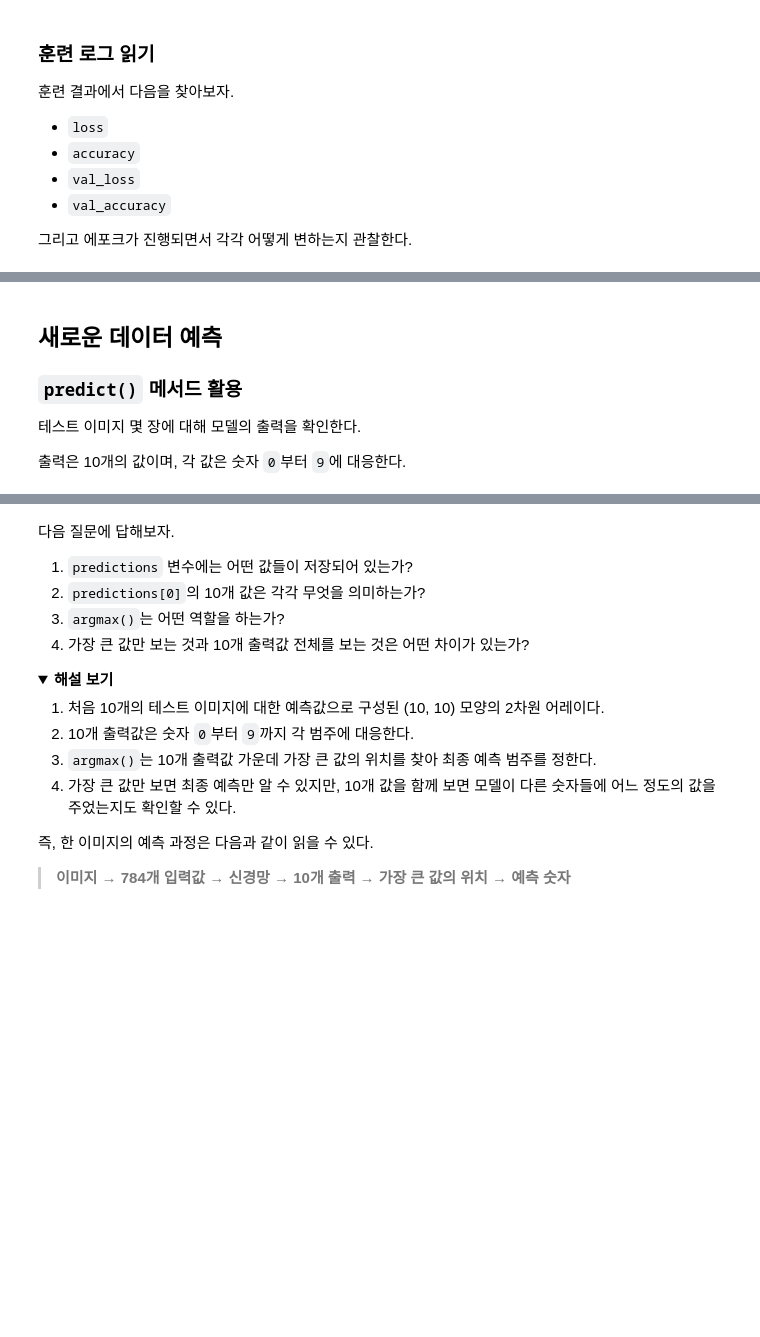
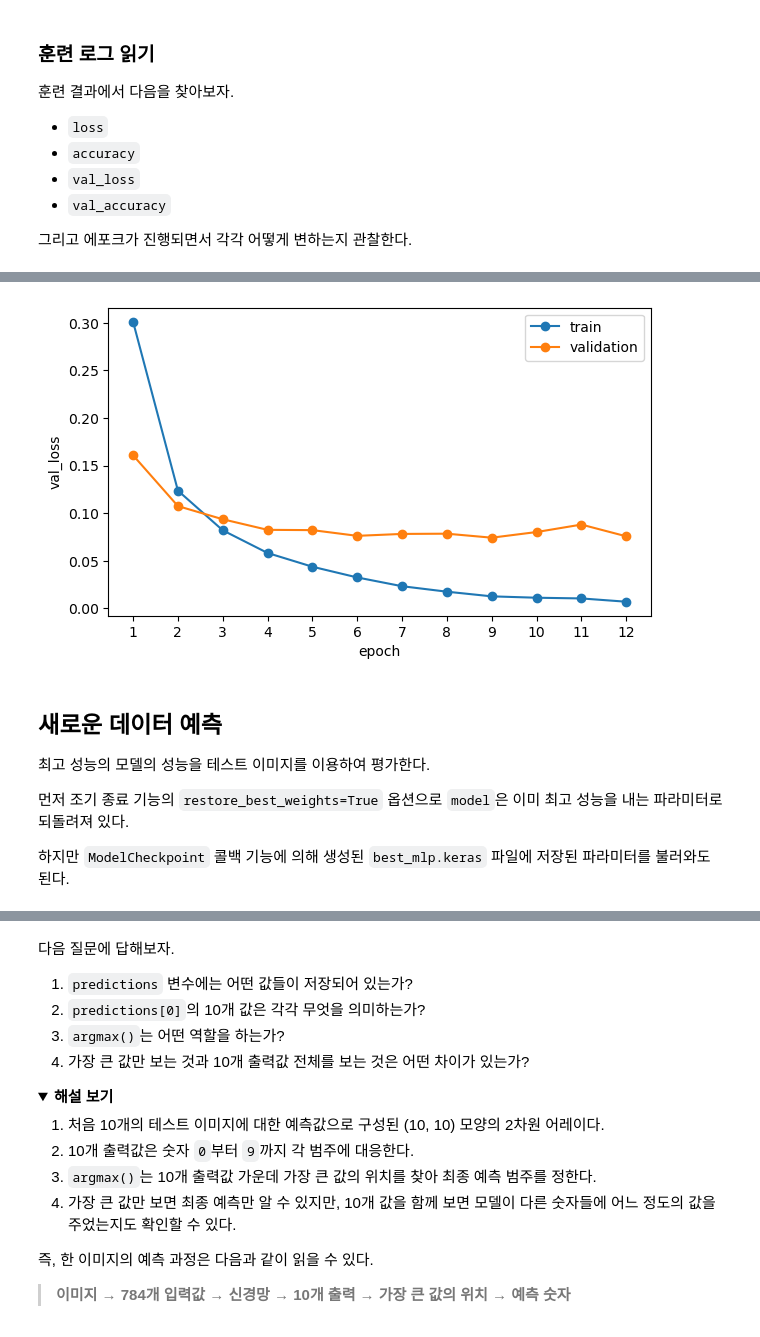
Before and after one commit to codingalzi/code-workout-dlp, a Jupyter notebook: P1_lab_mlp.ipynb, the cells around one changed output, grey strips where cells are left out. Saved outputs shown, nothing was run; the diff lists cells and outputs as text; code cells hidden in the pictures; folded sections open; blank space fills up the shorter version.

```diff
--- a/P1_lab_mlp.ipynb
+++ b/P1_lab_mlp.ipynb
@@ -316,0 +369,23 @@ plt.show()
+# %%
+from keras import callbacks
+
+early_stopping = callbacks.EarlyStopping(
+    monitor="val_loss",
+    patience=3,
+    restore_best_weights=True,
+)
+
+checkpoint = callbacks.ModelCheckpoint(
+    filepath="best_mlp.keras",
+    monitor="val_loss",
+    save_best_only=True,
+)
+# %%
+history = model.fit(
+    train_images,
+    train_labels,
+    epochs=20,
+    batch_size=128,
+    validation_split=0.2,
+    callbacks=[early_stopping, checkpoint],
+)
@@ -317,8 +410,23 @@ plt.show()
+# %%
+plt.figure(figsize=(7, 4))
+
+epochs = range(1, len(history.history["loss"]) + 1)
+
+plt.plot(epochs, history.history["loss"], marker="o", label="train")
+plt.plot(epochs, history.history["val_loss"], marker="o", label="validation")
+
+plt.xticks(range(1, len(history.history["loss"]) + 1))
+plt.xlabel("epoch")
+plt.ylabel("val_loss")
+plt.legend()
+plt.show()
+# %% [output]
+[figure, added]
 # %% [markdown]
 ## 새로운 데이터 예측
 
-### `predict()` 메서드 활용
+최고 성능의 모델의 성능을 테스트 이미지를 이용하여 평가한다.
 
-테스트 이미지 몇 장에 대해 모델의 출력을 확인한다.
+먼저 조기 종료 기능의 `restore_best_weights=True` 옵션으로 `model`은 이미 최고 성능을 내는 파라미터로 되돌려져 있다.
 
-출력은 10개의 값이며, 각 값은 숫자 `0`부터 `9`에 대응한다.
+하지만 `ModelCheckpoint` 콜백 기능에 의해 생성된 `best_mlp.keras` 파일에 저장된 파라미터를 불러와도 된다.
```
Also changed, not shown: parts of 24 cells of this notebook, 1 other file.
